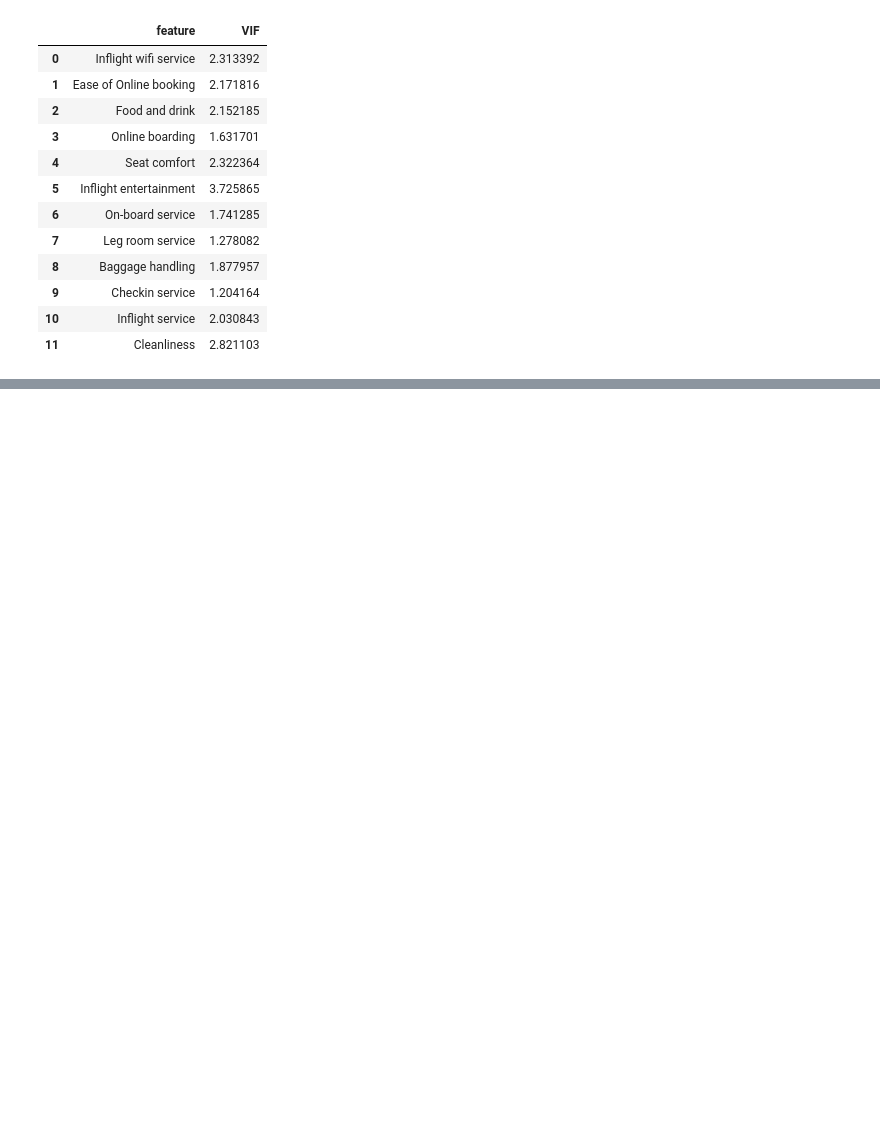
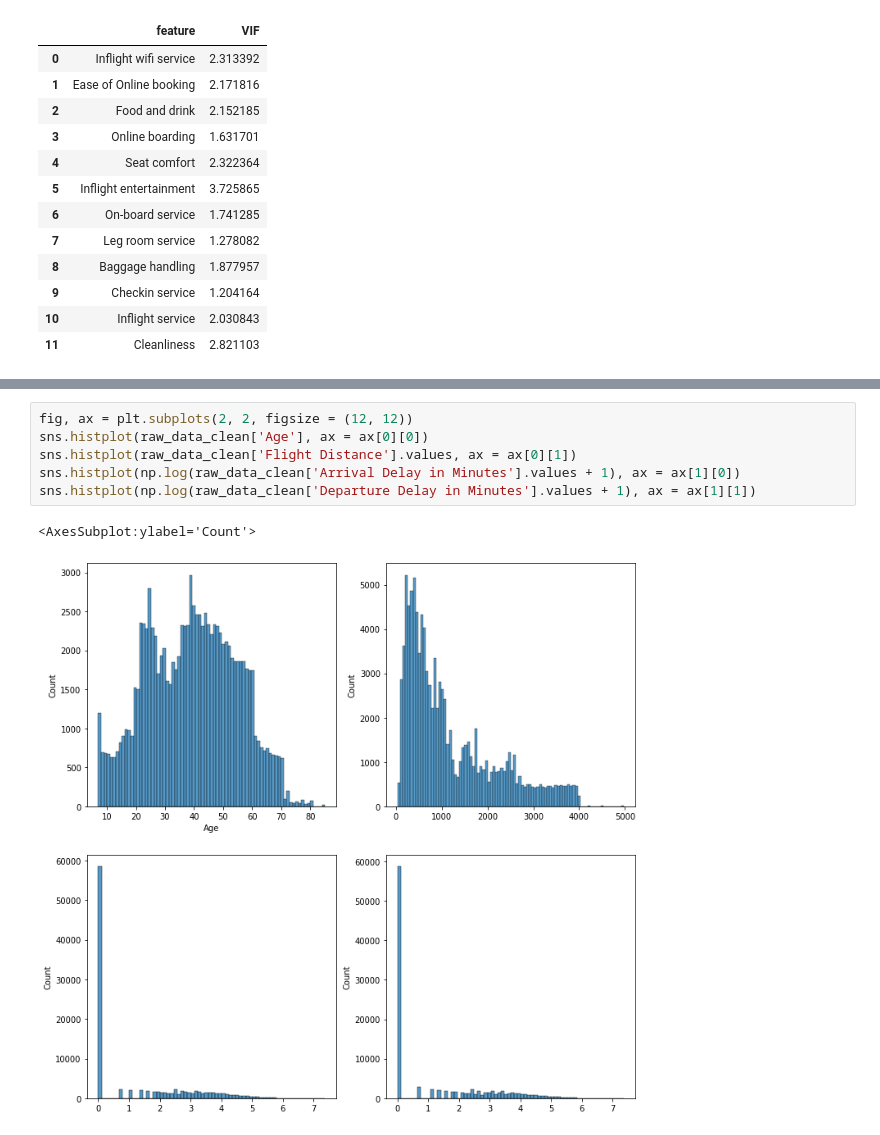
Before and after one commit to neeldeorukhkar/predict_customer_sat, a Jupyter notebook: notebooks/02_EDA.ipynb, the cells around one changed output, grey strips where cells are left out. Drawn from its saved outputs; the diff is of its cells as text; blank space fills up the shorter version.

```diff
--- a/notebooks/02_EDA.ipynb
+++ b/notebooks/02_EDA.ipynb
@@ -236,0 +317,9 @@ Based on the Exploratory Data Analysis of the Ordinal Features, we've reduced th
+# %%
+fig, ax = plt.subplots(2, 2, figsize = (12, 12))
+sns.histplot(raw_data_clean['Age'], ax = ax[0][0])
+sns.histplot(raw_data_clean['Flight Distance'].values, ax = ax[0][1])
+sns.histplot(np.log(raw_data_clean['Arrival Delay in Minutes'].values + 1), ax = ax[1][0])
+sns.histplot(np.log(raw_data_clean['Departure Delay in Minutes'].values + 1), ax = ax[1][1])
+# %% [output]
+<AxesSubplot:ylabel='Count'>
+[figure, added]
```
Also changed, not shown: parts of 23 cells of this notebook.
